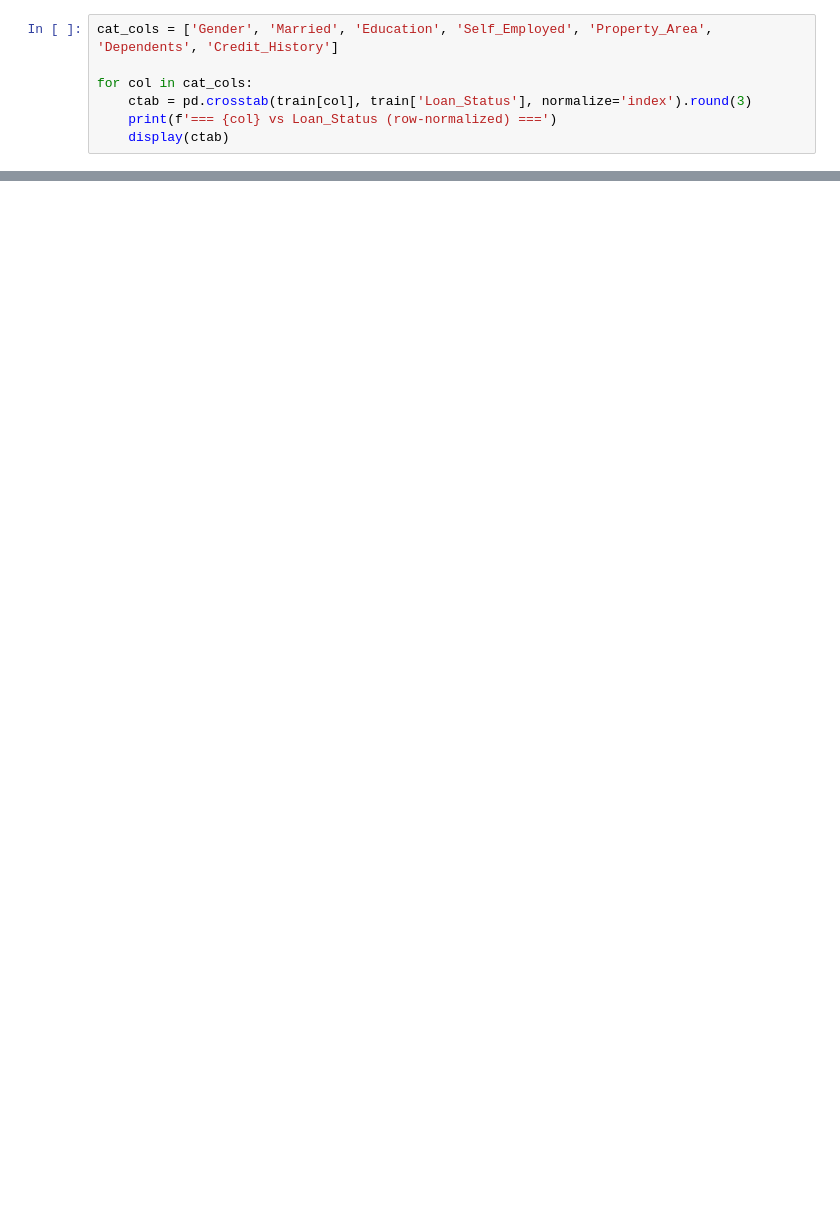
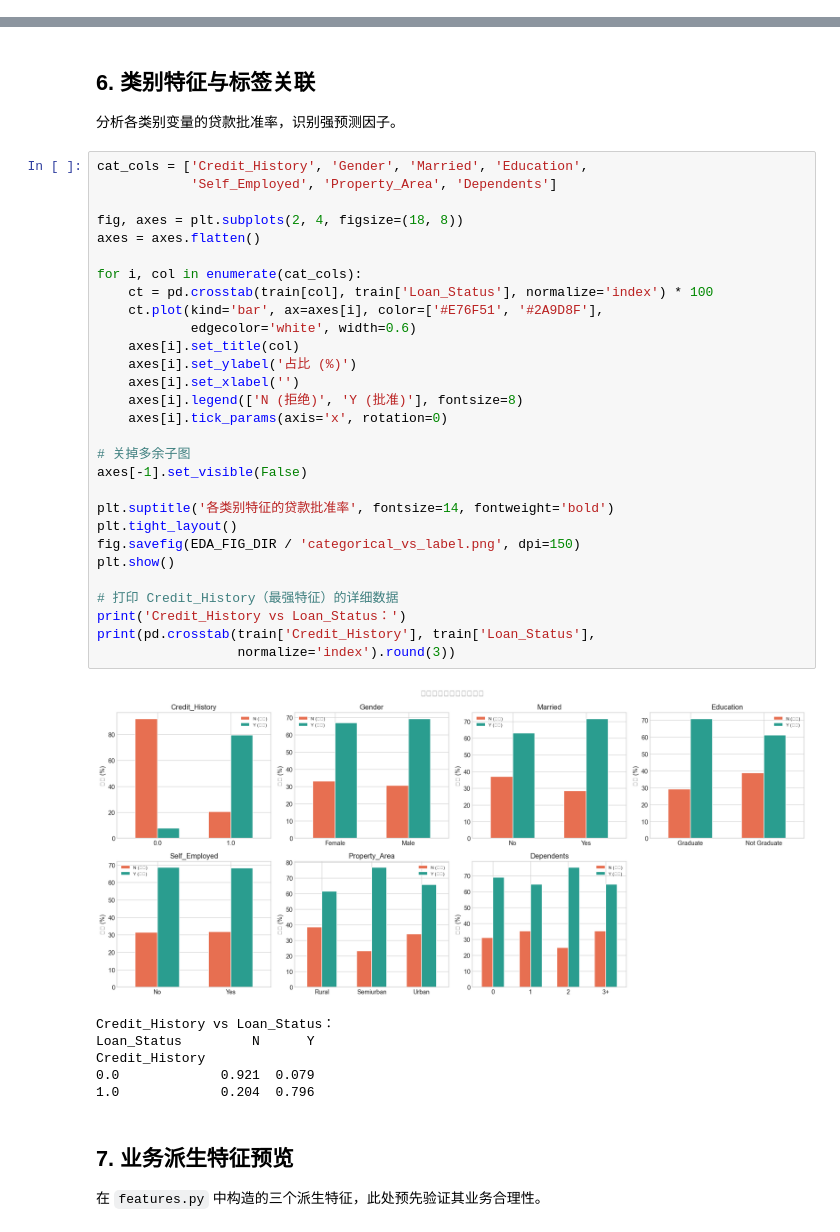
Before and after one commit to GFLabandon/loan-approval-ml, a Jupyter notebook: notebooks/exploration.ipynb, the cells around one changed output, grey strips where cells are left out. Drawn from its saved outputs; the diff is of its cells as text; blank space fills up the shorter version.

```diff
--- a/notebooks/exploration.ipynb
+++ b/notebooks/exploration.ipynb
@@ -162,7 +183,0 @@ dtype: float64
-# %%
-cat_cols = ['Gender', 'Married', 'Education', 'Self_Employed', 'Property_Area', 'Dependents', 'Credit_History']
-
-for col in cat_cols:
-    ctab = pd.crosstab(train[col], train['Loan_Status'], normalize='index').round(3)
-    print(f'=== {col} vs Loan_Status (row-normalized) ===')
-    display(ctab)
@@ -238,0 +198,44 @@ plt.show()
+# %% [markdown]
+## 6. 类别特征与标签关联 <a id='6'></a>
+
+分析各类别变量的贷款批准率，识别强预测因子。
+# %%
+cat_cols = ['Credit_History', 'Gender', 'Married', 'Education',
+            'Self_Employed', 'Property_Area', 'Dependents']
+
+fig, axes = plt.subplots(2, 4, figsize=(18, 8))
+axes = axes.flatten()
+
+for i, col in enumerate(cat_cols):
+    ct = pd.crosstab(train[col], train['Loan_Status'], normalize='index') * 100
+    ct.plot(kind='bar', ax=axes[i], color=['#E76F51', '#2A9D8F'],
+            edgecolor='white', width=0.6)
+    axes[i].set_title(col)
+    axes[i].set_ylabel('占比 (%)')
+    axes[i].set_xlabel('')
+    axes[i].legend(['N (拒绝)', 'Y (批准)'], fontsize=8)
+    axes[i].tick_params(axis='x', rotation=0)
+
+# 关掉多余子图
+axes[-1].set_visible(False)
+
+plt.suptitle('各类别特征的贷款批准率', fontsize=14, fontweight='bold')
+plt.tight_layout()
+fig.savefig(EDA_FIG_DIR / 'categorical_vs_label.png', dpi=150)
+plt.show()
+
+# 打印 Credit_History（最强特征）的详细数据
+print('Credit_History vs Loan_Status：')
+print(pd.crosstab(train['Credit_History'], train['Loan_Status'],
+                  normalize='index').round(3))
+# %% [output]
+[figure, added]
+Credit_History vs Loan_Status：
+Loan_Status         N      Y
+Credit_History
+0.0             0.921  0.079
+1.0             0.204  0.796
+# %% [markdown]
+## 7. 业务派生特征预览 <a id='7'></a>
+
+在 `features.py` 中构造的三个派生特征，此处预先验证其业务合理性。
```
Also changed, not shown: parts of 29 cells of this notebook.
